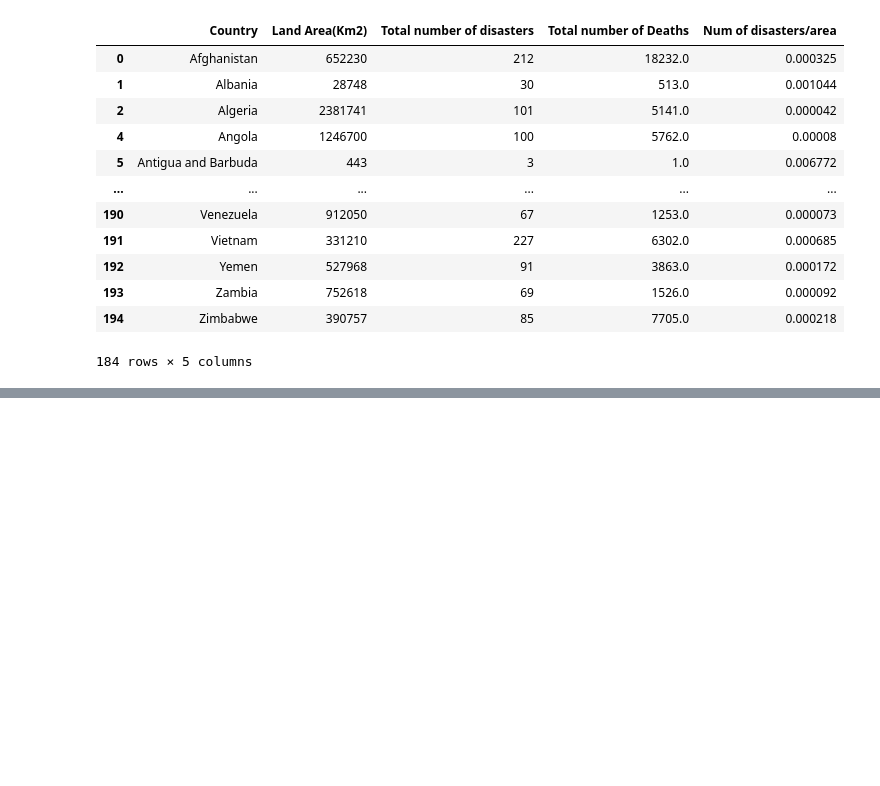
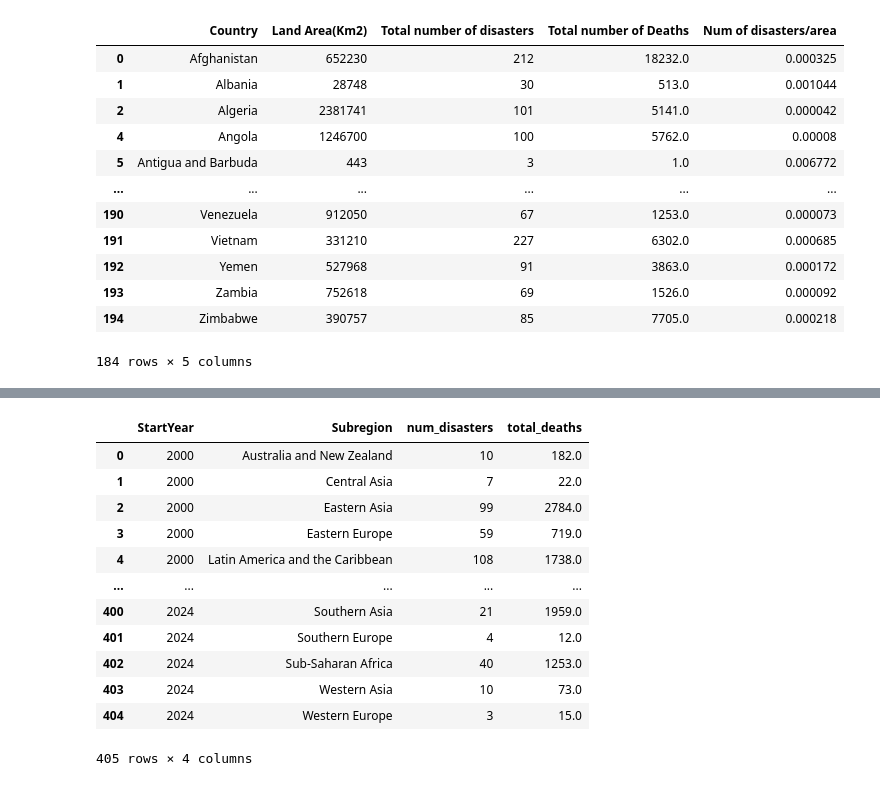
Before and after one commit to caparritos/INFOVIS-G22, a Jupyter notebook: satinize_dataset/sanitize.ipynb, the cells around one changed output, grey strips where cells are left out. Saved outputs shown, nothing was run; the diff lists cells and outputs as text; code cells hidden in the pictures; blank space fills up the shorter version.

```diff
--- a/satinize_dataset/sanitize.ipynb
+++ b/satinize_dataset/sanitize.ipynb
@@ -184,0 +221,25 @@ country_data.to_csv('country_data_processed.csv', index=False, mode='w', encodin
+# %%
+# Group by Year and Subregion and calculate the number of disasters and total deaths
+disasters_per_subregion = df.groupby(['StartYear', 'Subregion']).agg(
+    num_disasters=('DisNo', 'count'),
+    total_deaths=('TotalDeaths', 'sum')
+).reset_index()
+
+# Save the new DataFrame to a CSV file
+disasters_per_subregion.to_csv('pre-processing/disasters_per_subregion.csv', index=False, mode='w', encoding='utf-8')
+
+disasters_per_subregion
+# %% [output]
+|  | StartYear | Subregion | num_disasters | total_deaths |
+| 0 | 2000 | Australia and New Zealand | 10 | 182.0 |
+| 1 | 2000 | Central Asia | 7 | 22.0 |
+| 2 | 2000 | Eastern Asia | 99 | 2784.0 |
+| 3 | 2000 | Eastern Europe | 59 | 719.0 |
+| 4 | 2000 | Latin America and the Caribbean | 108 | 1738.0 |
+| ... | ... | ... | ... | ... |
+| 400 | 2024 | Southern Asia | 21 | 1959.0 |
+| 401 | 2024 | Southern Europe | 4 | 12.0 |
+| 402 | 2024 | Sub-Saharan Africa | 40 | 1253.0 |
+| 403 | 2024 | Western Asia | 10 | 73.0 |
+| 404 | 2024 | Western Europe | 3 | 15.0 |
+405 rows × 4 columns
```
Also changed, not shown: parts of 6 cells of this notebook, 7 other files.
